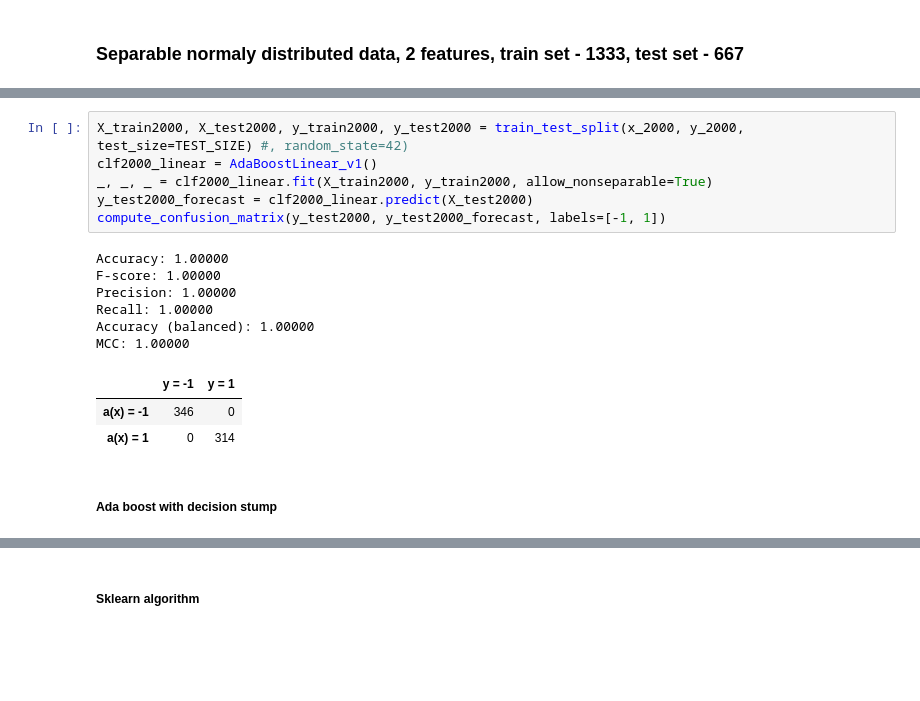
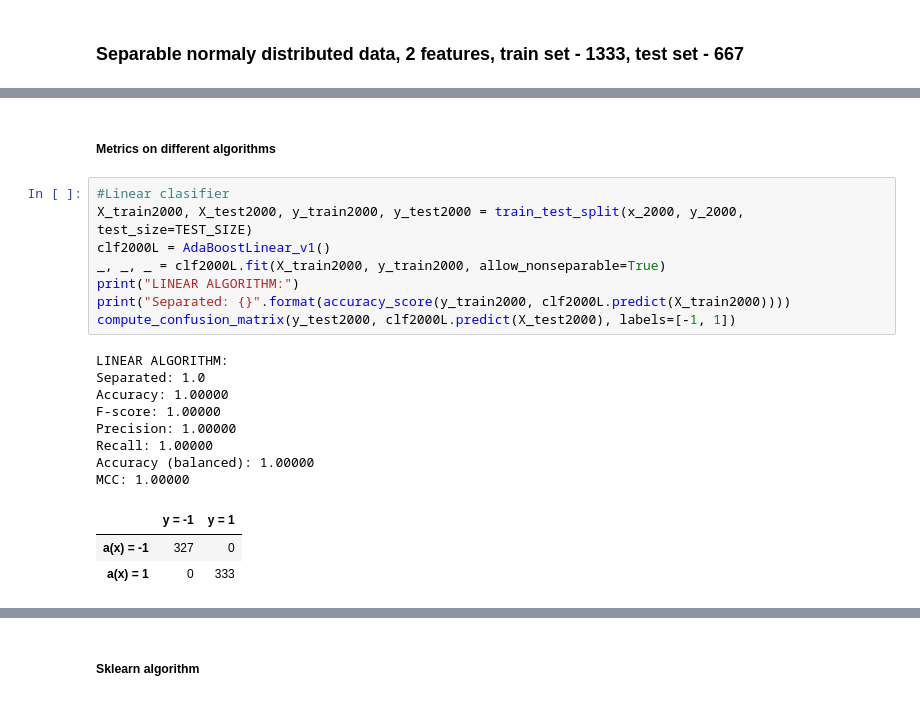
Before and after one commit to vkmbox/Ml-hse-final, a Jupyter notebook: ada-boost-implementations/code-python/notebooks/ClassifiersOnDifferentDatasets_draft.ipynb, the cells around one changed output, grey strips where cells are left out. Cells and saved outputs as stored; diff of their text form; blank space fills up the shorter version.

```diff
--- a/ada-boost-implementations/code-python/notebooks/ClassifiersOnDifferentDatasets_draft.ipynb
+++ b/ada-boost-implementations/code-python/notebooks/ClassifiersOnDifferentDatasets_draft.ipynb
@@ -131,18 +160,22 @@ Averag margin in 3 experiments: 0.16190476192382985
+# %% [markdown]
+##### Metrics on different algorithms
 # %%
-X_train2000, X_test2000, y_train2000, y_test2000 = train_test_split(x_2000, y_2000, test_size=TEST_SIZE) #, random_state=42)
-clf2000_linear = AdaBoostLinear_v1()
-_, _, _ = clf2000_linear.fit(X_train2000, y_train2000, allow_nonseparable=True)
-y_test2000_forecast = clf2000_linear.predict(X_test2000)
-compute_confusion_matrix(y_test2000, y_test2000_forecast, labels=[-1, 1])
+#Linear clasifier
+X_train2000, X_test2000, y_train2000, y_test2000 = train_test_split(x_2000, y_2000, test_size=TEST_SIZE)
+clf2000L = AdaBoostLinear_v1()
+_, _, _ = clf2000L.fit(X_train2000, y_train2000, allow_nonseparable=True)
+print("LINEAR ALGORITHM:")
+print("Separated: {}".format(accuracy_score(y_train2000, clf2000L.predict(X_train2000))))
+compute_confusion_matrix(y_test2000, clf2000L.predict(X_test2000), labels=[-1, 1])
 # %% [output]
+LINEAR ALGORITHM:
+Separated: 1.0
 Accuracy: 1.00000
 F-score: 1.00000
 Precision: 1.00000
 Recall: 1.00000
 Accuracy (balanced): 1.00000
 MCC: 1.00000
 |  | y = -1 | y = 1 |
-| a(x) = -1 | 346 | 0 |
-| a(x) = 1 | 0 | 314 |
+| a(x) = -1 | 327 | 0 |
+| a(x) = 1 | 0 | 333 |
-# %% [markdown]
-##### Ada boost with decision stump
```
Also changed, not shown: parts of 75 cells of this notebook, 13 other files.
